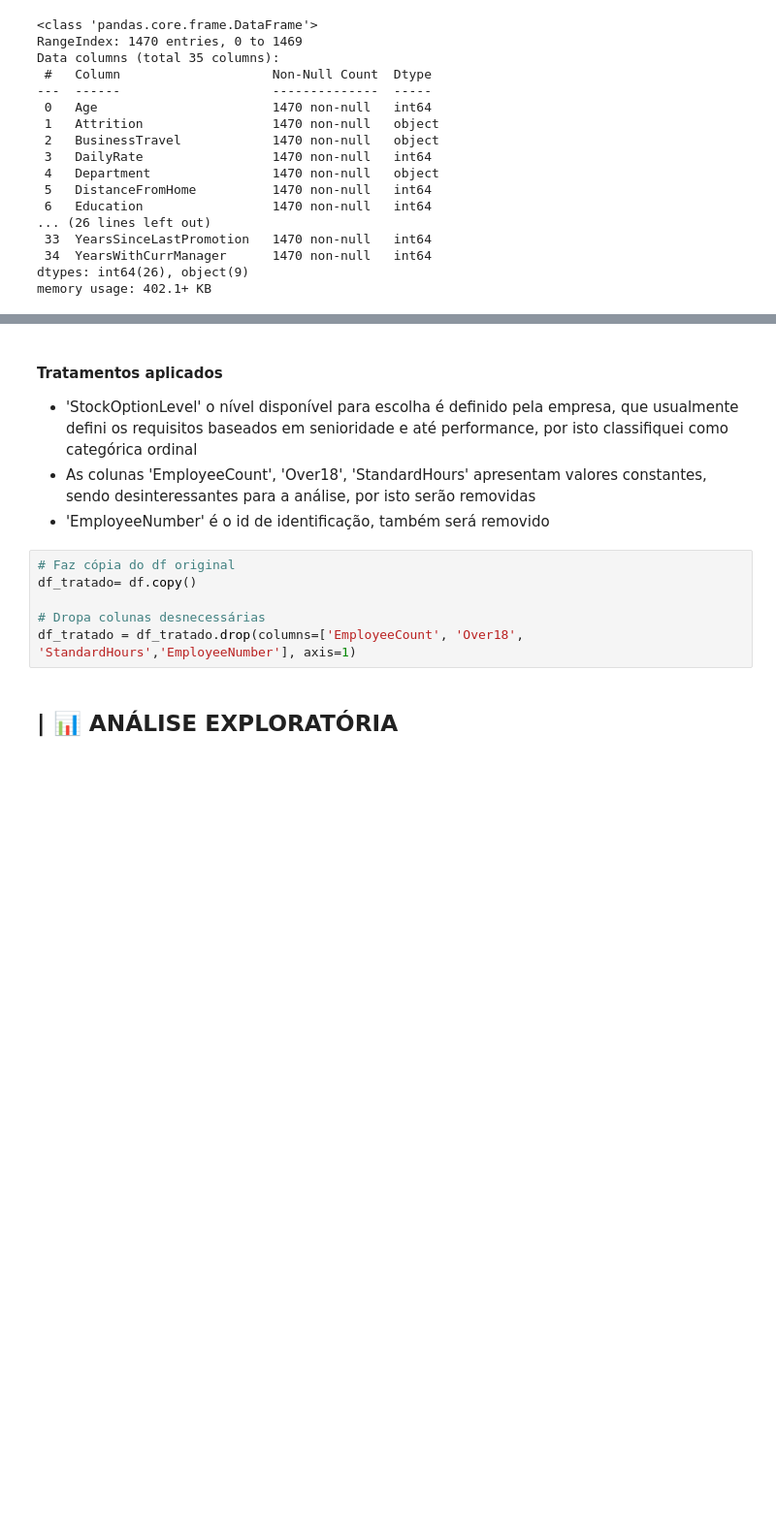
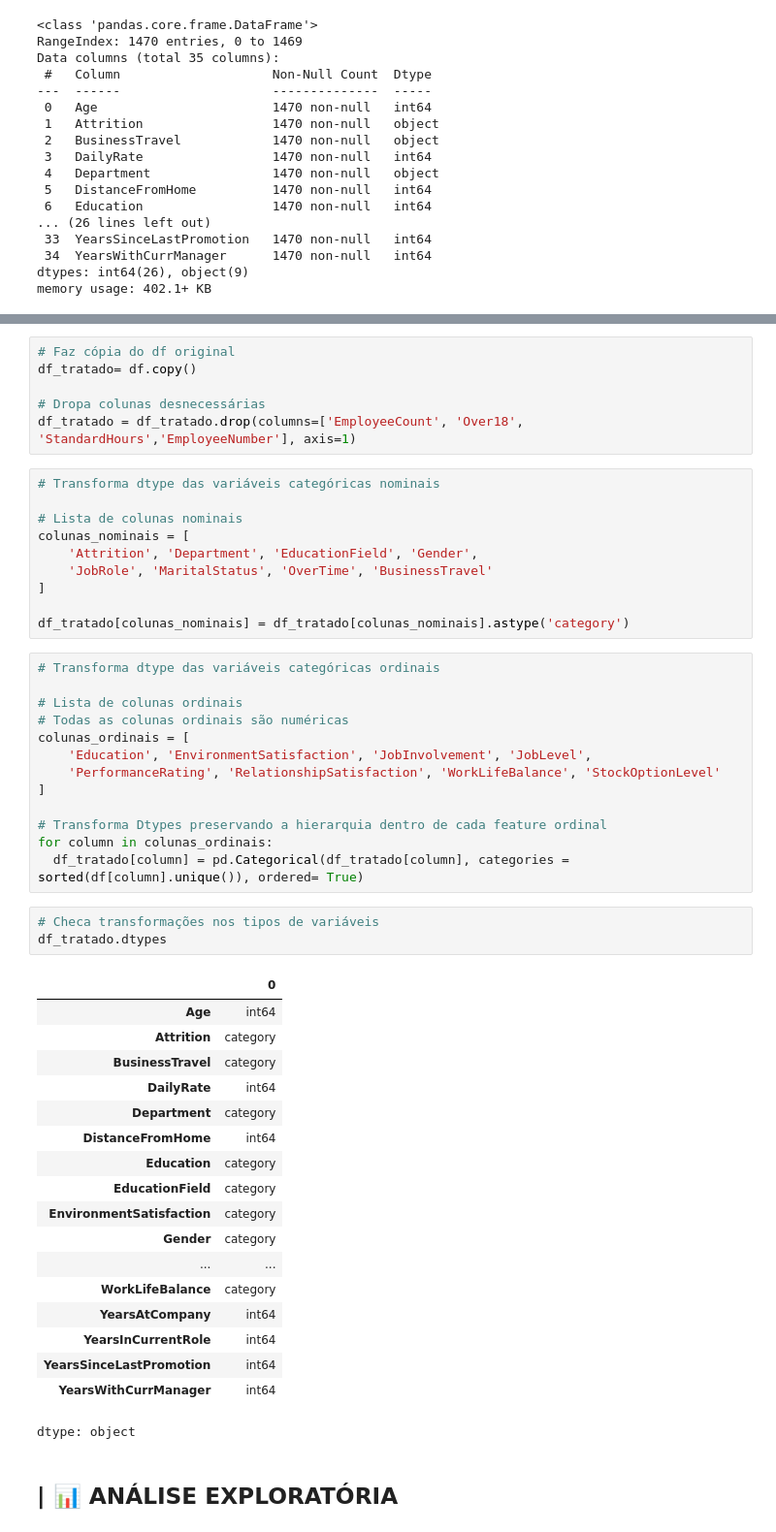
Before and after one commit to polydiaguiar/turnover-prediction-final-project, a Jupyter notebook: turnover_prediction_final_project.ipynb, the cells around one changed output, grey strips where cells are left out. Shown at 97% size. Drawn from its saved outputs; the diff is of its cells as text; blank space fills up the shorter version.

Commit message:
Transforma dtypes

```diff
--- a/turnover_prediction_final_project.ipynb
+++ b/turnover_prediction_final_project.ipynb
@@ -200,15 +189,54 @@ dtype: int64
-# %% [markdown]
-#### Tratamentos aplicados
-
-* 'StockOptionLevel' o nível disponível para escolha é definido pela empresa, que usualmente defini os requisitos baseados em senioridade e até performance, por isto classifiquei como categórica ordinal
-* As colunas 'EmployeeCount', 'Over18', 'StandardHours' apresentam valores constantes, sendo desinteressantes para a análise, por isto serão removidas
-*  'EmployeeNumber' é o id de identificação, também será removido
 # %%
 # Faz cópia do df original
 df_tratado= df.copy()
 
 # Dropa colunas desnecessárias
 df_tratado = df_tratado.drop(columns=['EmployeeCount', 'Over18', 'StandardHours','EmployeeNumber'], axis=1)
+# %%
+# Transforma dtype das variáveis categóricas nominais
+
+# Lista de colunas nominais
+colunas_nominais = [
+    'Attrition', 'Department', 'EducationField', 'Gender',
+    'JobRole', 'MaritalStatus', 'OverTime', 'BusinessTravel'
+]
+
+df_tratado[colunas_nominais] = df_tratado[colunas_nominais].astype('category')
+# %%
+# Transforma dtype das variáveis categóricas ordinais
+
+# Lista de colunas ordinais
+# Todas as colunas ordinais são numéricas
+colunas_ordinais = [
+    'Education', 'EnvironmentSatisfaction', 'JobInvolvement', 'JobLevel',
+    'PerformanceRating', 'RelationshipSatisfaction', 'WorkLifeBalance', 'StockOptionLevel'
+]
+
+# Transforma Dtypes preservando a hierarquia dentro de cada feature ordinal
+for column in colunas_ordinais:
+  df_tratado[column] = pd.Categorical(df_tratado[column], categories = sorted(df[column].unique()), ordered= True)
+# %%
+# Checa transformações nos tipos de variáveis
+df_tratado.dtypes
+# %% [output]
+|  | 0 |
+| Age | int64 |
+| Attrition | category |
+| BusinessTravel | category |
+| DailyRate | int64 |
+| Department | category |
+| DistanceFromHome | int64 |
+| Education | category |
+| EducationField | category |
+| EnvironmentSatisfaction | category |
+| Gender | category |
+| ... | ... |
+| WorkLifeBalance | category |
+| YearsAtCompany | int64 |
+| YearsInCurrentRole | int64 |
+| YearsSinceLastPromotion | int64 |
+| YearsWithCurrManager | int64 |
+dtype: object
 # %% [markdown]
 ## | 📊 ANÁLISE EXPLORATÓRIA
 # %%
```
Also changed, not shown: parts of 7 cells of this notebook.
